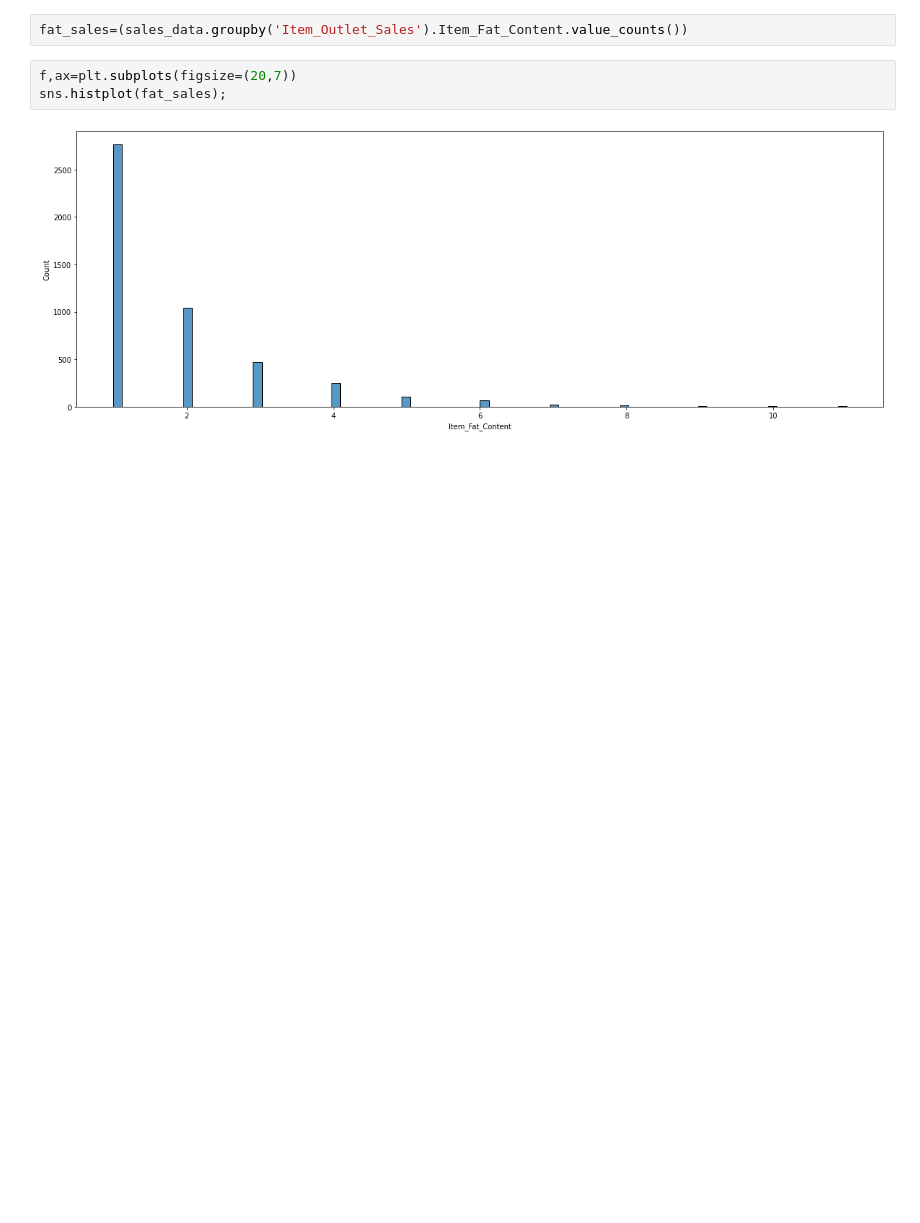
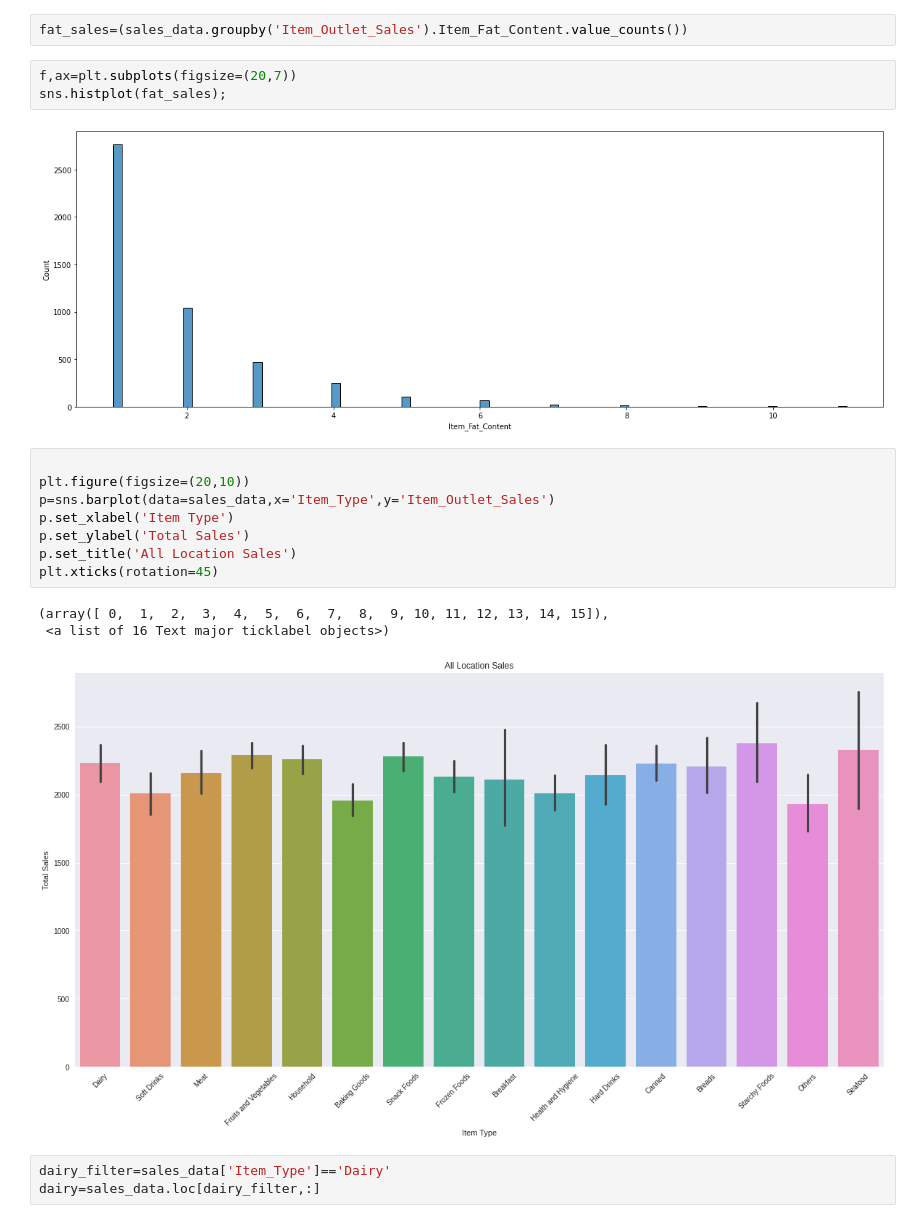
Before and after one commit to meburns2011/Food-Sales-Predictions, a Jupyter notebook: Food_Sales_Predictions.ipynb, the cells around one changed output. Cells and saved outputs as stored; diff of their text form; blank space fills up the shorter version.

```diff
--- a/Food_Sales_Predictions.ipynb
+++ b/Food_Sales_Predictions.ipynb
@@ -362,3 +350,18 @@ f,ax=plt.subplots(figsize=(20,7))
 sns.histplot(fat_sales);
 # %% [output]
 [figure]
+# %%
+
+plt.figure(figsize=(20,10))
+p=sns.barplot(data=sales_data,x='Item_Type',y='Item_Outlet_Sales')
+p.set_xlabel('Item Type')
+p.set_ylabel('Total Sales')
+p.set_title('All Location Sales')
+plt.xticks(rotation=45)
+# %% [output]
+(array([ 0,  1,  2,  3,  4,  5,  6,  7,  8,  9, 10, 11, 12, 13, 14, 15]),
+ <a list of 16 Text major ticklabel objects>)
+[figure, added]
+# %%
+dairy_filter=sales_data['Item_Type']=='Dairy'
+dairy=sales_data.loc[dairy_filter,:]
```
Also changed, not shown: parts of 21 cells of this notebook.
